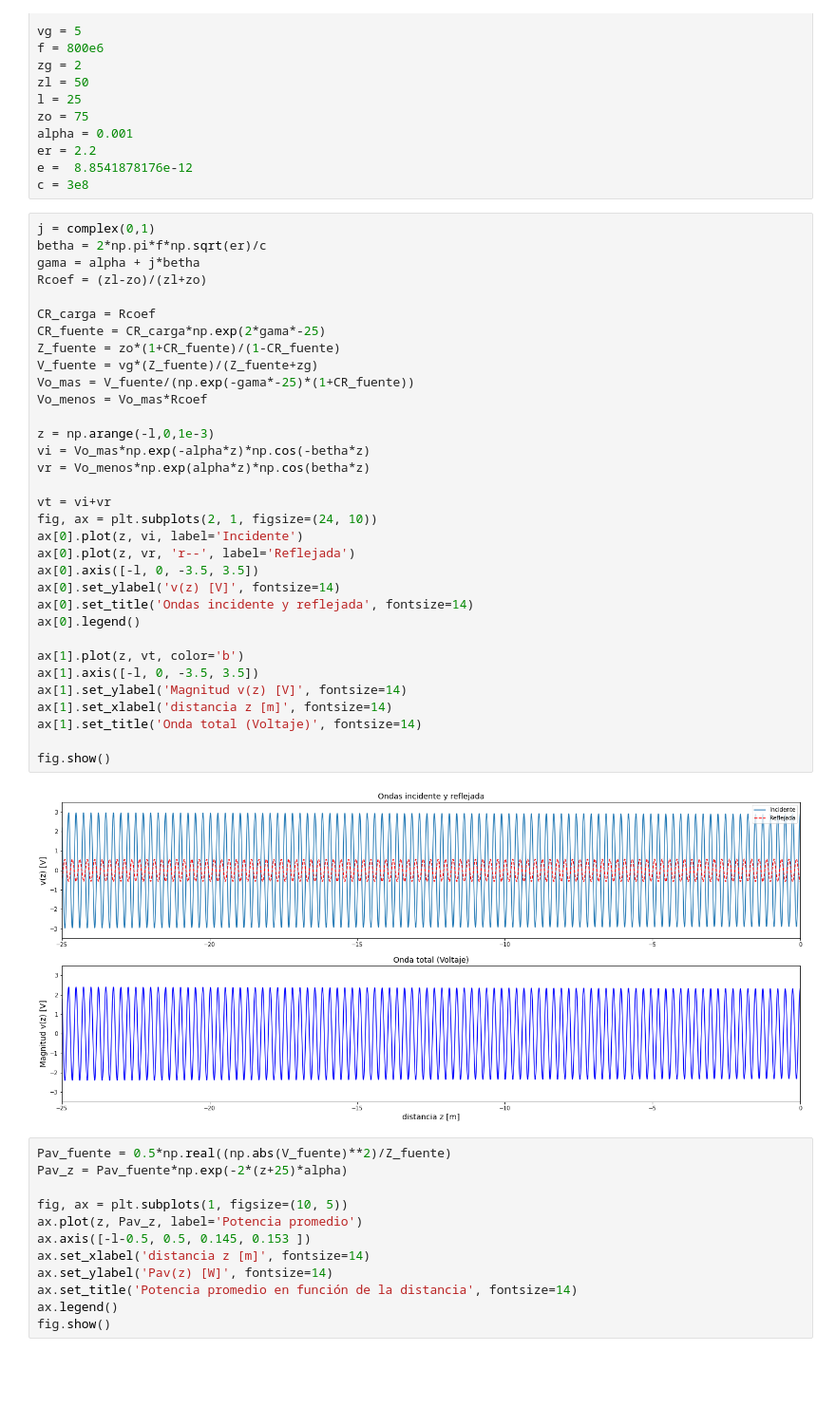
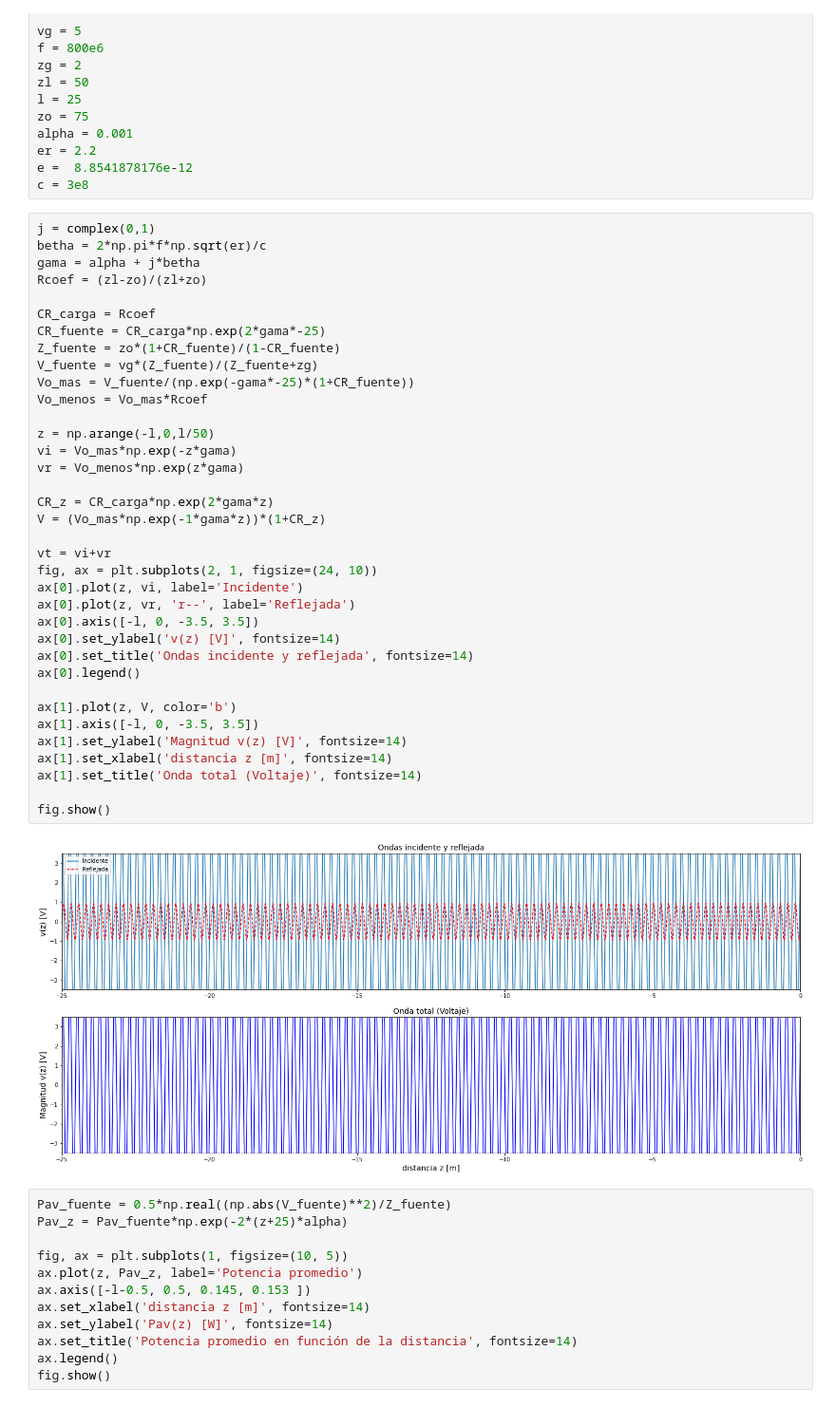
Before and after one commit to luisedu96/TransmisionGuiada, a Jupyter notebook: Actividades/Parametros_lineas_transmision.ipynb, the cells around one changed output. Shown at 95% size. Cells and saved outputs as stored; diff of their text form; blank space fills up the shorter version.

```diff
--- a/Actividades/Parametros_lineas_transmision.ipynb
+++ b/Actividades/Parametros_lineas_transmision.ipynb
@@ -54,38 +54,41 @@ c = 3e8
 # %%
 j = complex(0,1)
 betha = 2*np.pi*f*np.sqrt(er)/c
 gama = alpha + j*betha
 Rcoef = (zl-zo)/(zl+zo)
 
 CR_carga = Rcoef
 CR_fuente = CR_carga*np.exp(2*gama*-25)
 Z_fuente = zo*(1+CR_fuente)/(1-CR_fuente)
 V_fuente = vg*(Z_fuente)/(Z_fuente+zg)
 Vo_mas = V_fuente/(np.exp(-gama*-25)*(1+CR_fuente))
 Vo_menos = Vo_mas*Rcoef
 
-z = np.arange(-l,0,1e-3)
-vi = Vo_mas*np.exp(-alpha*z)*np.cos(-betha*z)
-vr = Vo_menos*np.exp(alpha*z)*np.cos(betha*z)
+z = np.arange(-l,0,l/50)
+vi = Vo_mas*np.exp(-z*gama)
+vr = Vo_menos*np.exp(z*gama)
+
+CR_z = CR_carga*np.exp(2*gama*z)
+V = (Vo_mas*np.exp(-1*gama*z))*(1+CR_z)
 
 vt = vi+vr
 fig, ax = plt.subplots(2, 1, figsize=(24, 10))
 ax[0].plot(z, vi, label='Incidente')
 ax[0].plot(z, vr, 'r--', label='Reflejada')
 ax[0].axis([-l, 0, -3.5, 3.5])
 ax[0].set_ylabel('v(z) [V]', fontsize=14)
 ax[0].set_title('Ondas incidente y reflejada', fontsize=14)
 ax[0].legend()
 
-ax[1].plot(z, vt, color='b')
+ax[1].plot(z, V, color='b')
 ax[1].axis([-l, 0, -3.5, 3.5])
 ax[1].set_ylabel('Magnitud v(z) [V]', fontsize=14)
 ax[1].set_xlabel('distancia z [m]', fontsize=14)
 ax[1].set_title('Onda total (Voltaje)', fontsize=14)
 
 fig.show()
 # %% [output]
-[figure, old version]
+[figure, new version]
 # %%
 Pav_fuente = 0.5*np.real((np.abs(V_fuente)**2)/Z_fuente)
 Pav_z = Pav_fuente*np.exp(-2*(z+25)*alpha)
```
Also changed, not shown: parts of 1 cell of this notebook.
